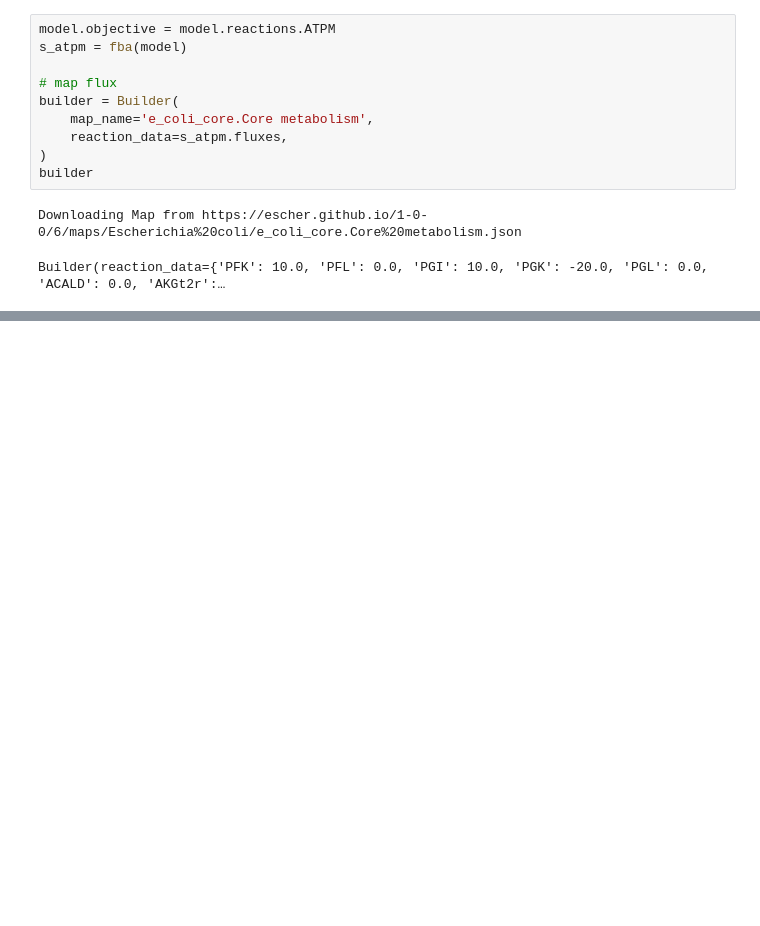
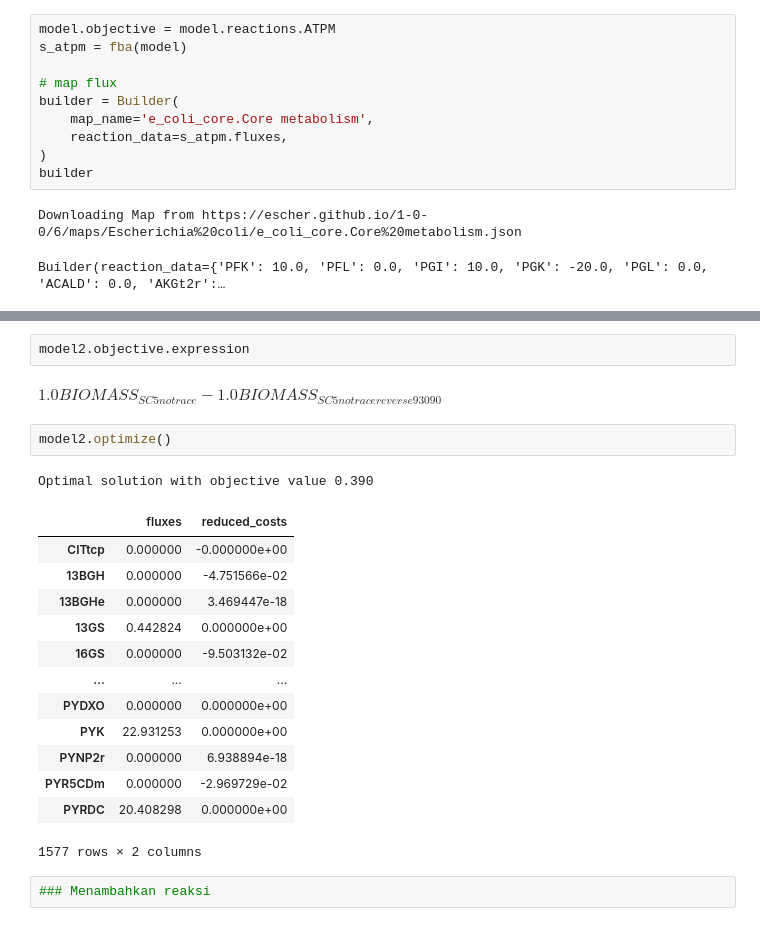
Before and after one commit to lab-biotek-bio-ugm/cobra-workshop, a Jupyter notebook: cell-factory-design-ugm-2021.ipynb, the cells around one changed output, grey strips where cells are left out. Drawn from its saved outputs; the diff is of its cells as text; blank space fills up the shorter version.

```diff
--- a/cell-factory-design-ugm-2021.ipynb
+++ b/cell-factory-design-ugm-2021.ipynb
@@ -252,0 +282,23 @@ Builder(reaction_data={'PFK': 10.0, 'PFL': 0.0, 'PGI': 10.0, 'PGK': -20.0, 'PGL'
+# %%
+model2.objective.expression
+# %% [output]
+$\displaystyle 1.0 BIOMASS_{SC5 notrace} - 1.0 BIOMASS_{SC5 notrace reverse 93090}$
+# %%
+model2.optimize()
+# %% [output]
+Optimal solution with objective value 0.390
+|  | fluxes | reduced_costs |
+| CITtcp | 0.000000 | -0.000000e+00 |
+| 13BGH | 0.000000 | -4.751566e-02 |
+| 13BGHe | 0.000000 | 3.469447e-18 |
+| 13GS | 0.442824 | 0.000000e+00 |
+| 16GS | 0.000000 | -9.503132e-02 |
+| ... | ... | ... |
+| PYDXO | 0.000000 | 0.000000e+00 |
+| PYK | 22.931253 | 0.000000e+00 |
+| PYNP2r | 0.000000 | 6.938894e-18 |
+| PYR5CDm | 0.000000 | -2.969729e-02 |
+| PYRDC | 20.408298 | 0.000000e+00 |
+1577 rows × 2 columns
+# %%
+### Menambahkan reaksi
```
Also changed, not shown: parts of 13 cells of this notebook, 1 other file.
